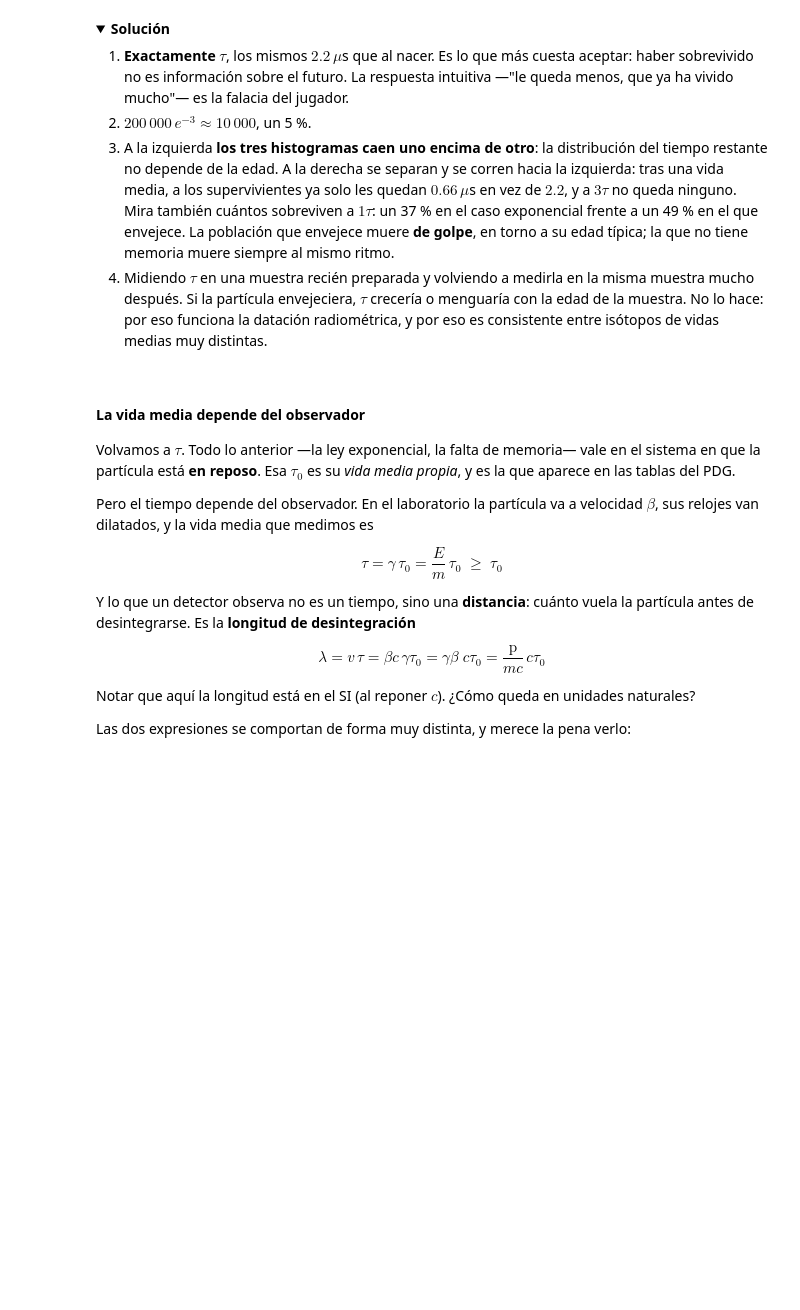
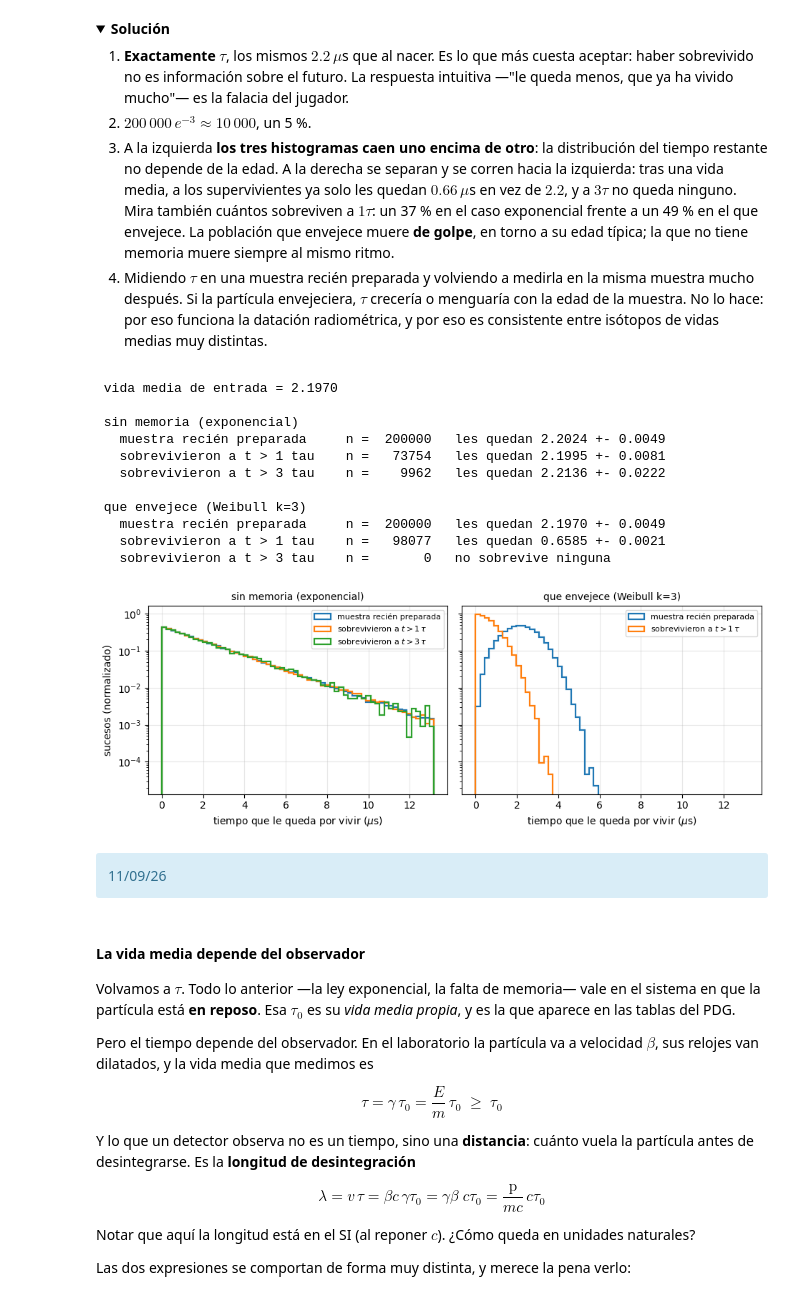
Before and after one commit to jahernando/USC-FNyP, a Jupyter notebook: notebooks/introduccion.ipynb, the cells around one changed output. Saved outputs shown, nothing was run; the diff lists cells and outputs as text; code cells hidden in the pictures; folded sections open; blank space fills up the shorter version.

```diff
--- a/notebooks/introduccion.ipynb
+++ b/notebooks/introduccion.ipynb
@@ -1034,7 +1081,24 @@ Un muón lleva $3\tau$ sin desintegrarse. **Antes de ejecutar nada**, responde:
 
 </details>
 # %%
-sim.vida_media_sin_memoria(n=200000);
+sim.vida_media_sin_memoria(n=200_000);
+# %% [output]
+ vida media de entrada = 2.1970
+
+ sin memoria (exponencial)
+   muestra recién preparada     n =  200000   les quedan 2.2024 +- 0.0049
+   sobrevivieron a t > 1 tau    n =   73754   les quedan 2.1995 +- 0.0081
+   sobrevivieron a t > 3 tau    n =    9962   les quedan 2.2136 +- 0.0222
+
+ que envejece (Weibull k=3)
+   muestra recién preparada     n =  200000   les quedan 2.1970 +- 0.0049
+   sobrevivieron a t > 1 tau    n =   98077   les quedan 0.6585 +- 0.0021
+   sobrevivieron a t > 3 tau    n =       0   no sobrevive ninguna
+[figure, added]
+# %% [markdown]
+<div class="alert alert-block alert-info">
+    11/09/26
+</div>
 # %% [markdown]
 #### La vida media depende del observador
 
```
Also changed, not shown: parts of 14 cells of this notebook.
